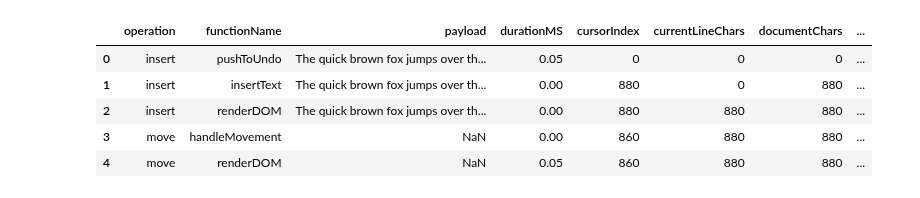
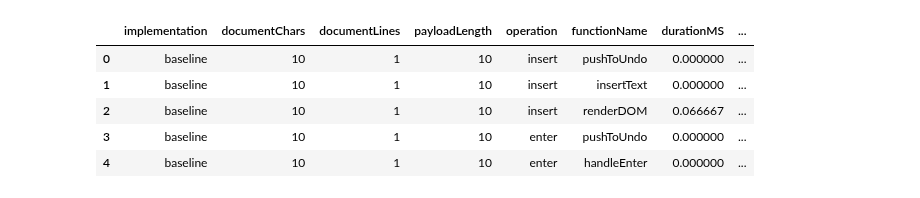
Before and after one commit to raem-haq/text-editor, a Jupyter notebook: benchmark_analysis.ipynb, the cells around one changed output. Cells and saved outputs as stored; diff of their text form; code cells hidden in the pictures.

```diff
--- a/benchmark_analysis.ipynb
+++ b/benchmark_analysis.ipynb
@@ -1,12 +1,12 @@
 # %%
 import pandas as pd
 
-df = pd.read_csv("./baseline.csv")
+df = pd.read_csv("./baseline(1).csv")
 df.head()
 # %% [output]
-|  | operation | functionName | payload | durationMS | cursorIndex | currentLineChars | documentChars | ... |
-| 0 | insert | pushToUndo | The quick brown fox jumps over th... | 0.05 | 0 | 0 | 0 | ... |
-| 1 | insert | insertText | The quick brown fox jumps over th... | 0.00 | 880 | 0 | 880 | ... |
-| 2 | insert | renderDOM | The quick brown fox jumps over th... | 0.00 | 880 | 880 | 880 | ... |
-| 3 | move | handleMovement | NaN | 0.00 | 860 | 880 | 880 | ... |
-| 4 | move | renderDOM | NaN | 0.05 | 860 | 880 | 880 | ... |
+|  | implementation | documentChars | documentLines | payloadLength | operation | functionName | durationMS | ... |
+| 0 | baseline | 10 | 1 | 10 | insert | pushToUndo | 0.000000 | ... |
+| 1 | baseline | 10 | 1 | 10 | insert | insertText | 0.000000 | ... |
+| 2 | baseline | 10 | 1 | 10 | insert | renderDOM | 0.066667 | ... |
+| 3 | baseline | 10 | 1 | 10 | enter | pushToUndo | 0.000000 | ... |
+| 4 | baseline | 10 | 1 | 10 | enter | handleEnter | 0.000000 | ... |
```
Also changed, not shown: parts of 13 cells of this notebook.
